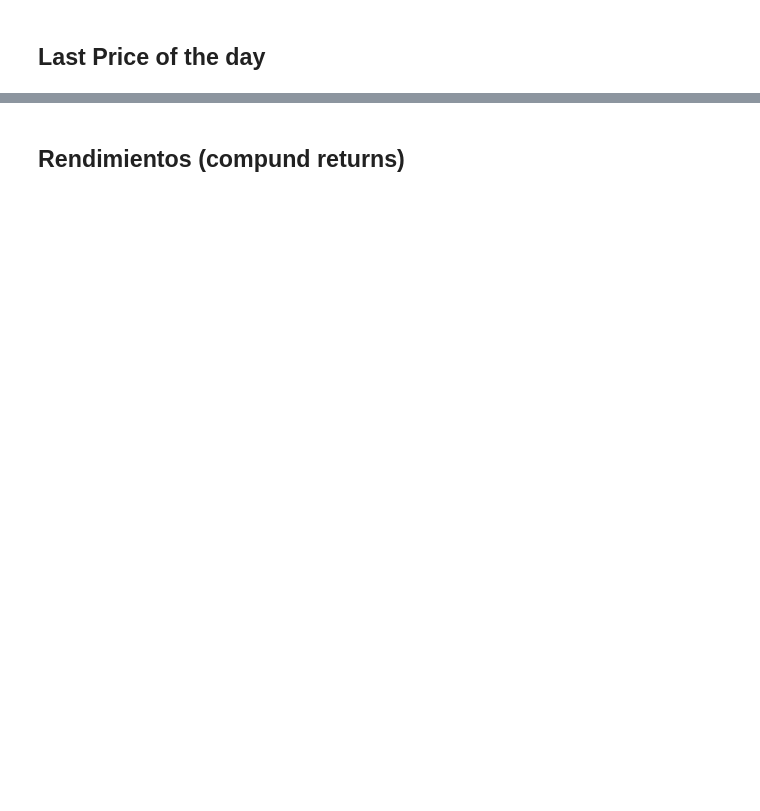
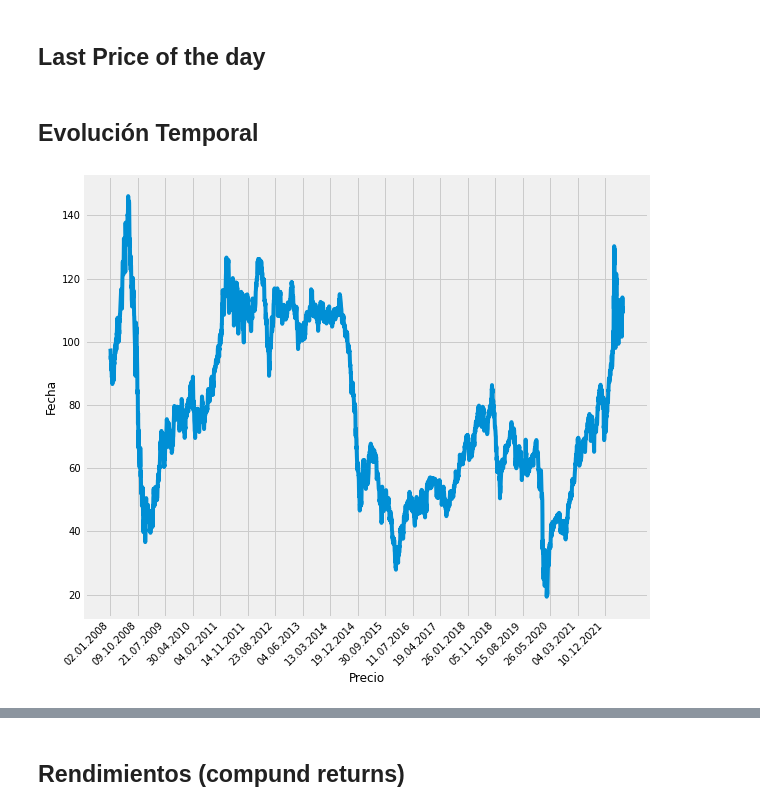
Before and after one commit to Cesuuur/energy-market-analysis, a Jupyter notebook: EstadisticaDescriptiva.ipynb, the cells around one changed output, grey strips where cells are left out. Saved outputs shown, nothing was run; the diff lists cells and outputs as text; code cells hidden in the pictures; blank space fills up the shorter version.

```diff
--- a/EstadisticaDescriptiva.ipynb
+++ b/EstadisticaDescriptiva.ipynb
@@ -99,3 +95,9 @@ last_price_day_gas = gas["Último"]
 last_price_day_petroleo_brent = petroleo_brent["Último"]
 last_price_day_petroleo_wti = petroleo_wti["Último"]
 last_price_day_carbon = carbon["Price"]
+# %% [markdown]
+## Evolución Temporal
+# %%
+plotUtils.plotFunctionWithDates(last_price_day_petroleo_brent, petroleo_brent["Fecha"], "2008 - 2022", "Precio", "Fecha")
+# %% [output]
+[figure, added]
```
Also changed, not shown: parts of 26 cells of this notebook, 3 other files.
